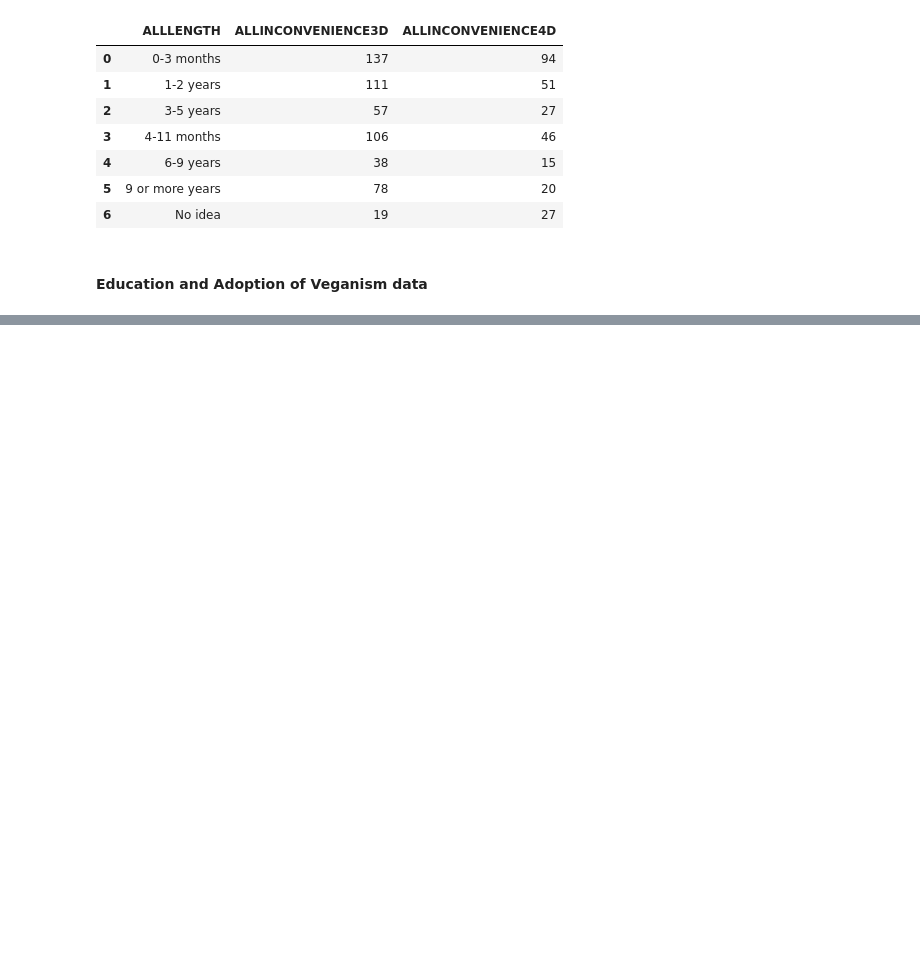
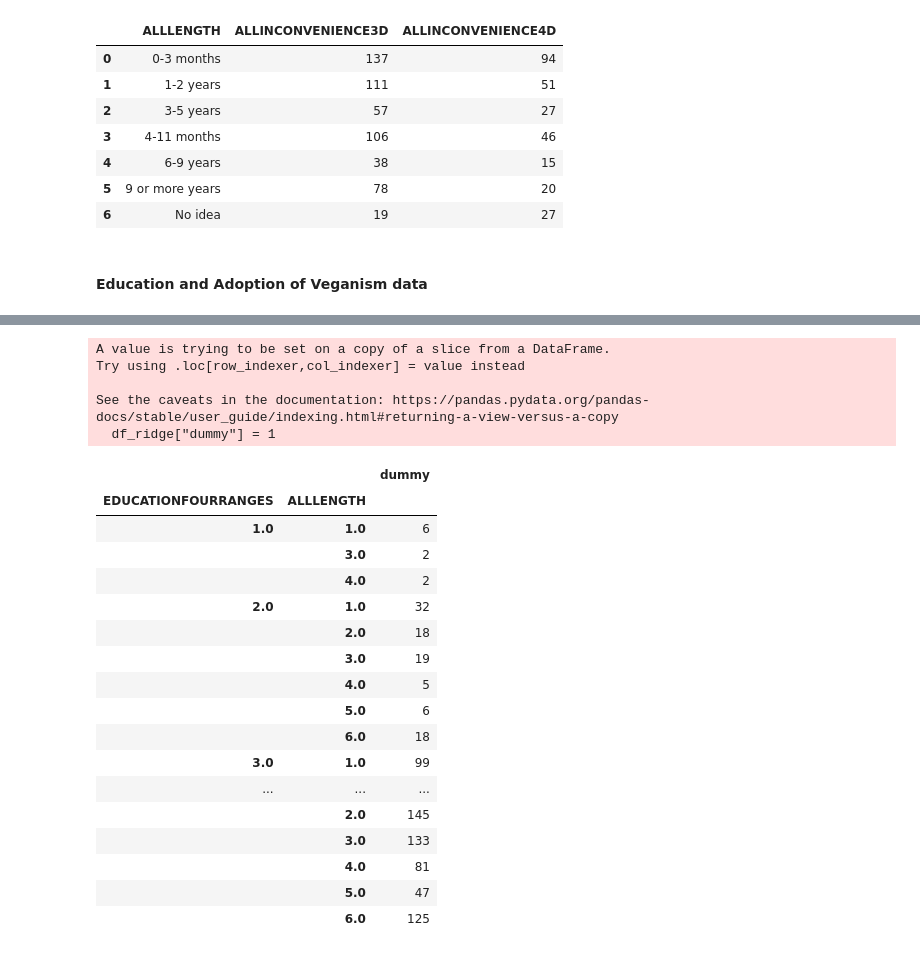
Before and after one commit to krips2398/vegan-planet, a Jupyter notebook: data_transformation/Data Transformation.ipynb, the cells around one changed output, grey strips where cells are left out. Saved outputs shown, nothing was run; the diff lists cells and outputs as text; code cells hidden in the pictures; blank space fills up the shorter version.

```diff
--- a/data_transformation/Data Transformation.ipynb
+++ b/data_transformation/Data Transformation.ipynb
@@ -624,0 +631,2 @@ final.to_csv('../project_data/dicho_variables.csv',index=False)
+# %%
+df_ridge.dropna(inplace=True)
@@ -624,0 +669,8 @@ final.to_csv('../project_data/dicho_variables.csv',index=False)
+# %%
+df_ridge["dummy"] = 1
+# %% [output]
+A value is trying to be set on a copy of a slice from a DataFrame.
+Try using .loc[row_indexer,col_indexer] = value instead
+
+See the caveats in the documentation: https://pandas.pydata.org/pandas-docs/stable/user_guide/indexing.html#returning-a-view-versus-a-copy
+  df_ridge["dummy"] = 1
@@ -624,0 +681,21 @@ final.to_csv('../project_data/dicho_variables.csv',index=False)
+# %%
+df_ridge
+# %% [output]
+|  |  | dummy |
+| EDUCATIONFOURRANGES | ALLLENGTH |  |
+| 1.0 | 1.0 | 6 |
+|  | 3.0 | 2 |
+|  | 4.0 | 2 |
+| 2.0 | 1.0 | 32 |
+|  | 2.0 | 18 |
+|  | 3.0 | 19 |
+|  | 4.0 | 5 |
+|  | 5.0 | 6 |
+|  | 6.0 | 18 |
+| 3.0 | 1.0 | 99 |
+| ... | ... | ... |
+|  | 2.0 | 145 |
+|  | 3.0 | 133 |
+|  | 4.0 | 81 |
+|  | 5.0 | 47 |
+|  | 6.0 | 125 |
```
Also changed, not shown: parts of 16 cells of this notebook, 21 other files.
